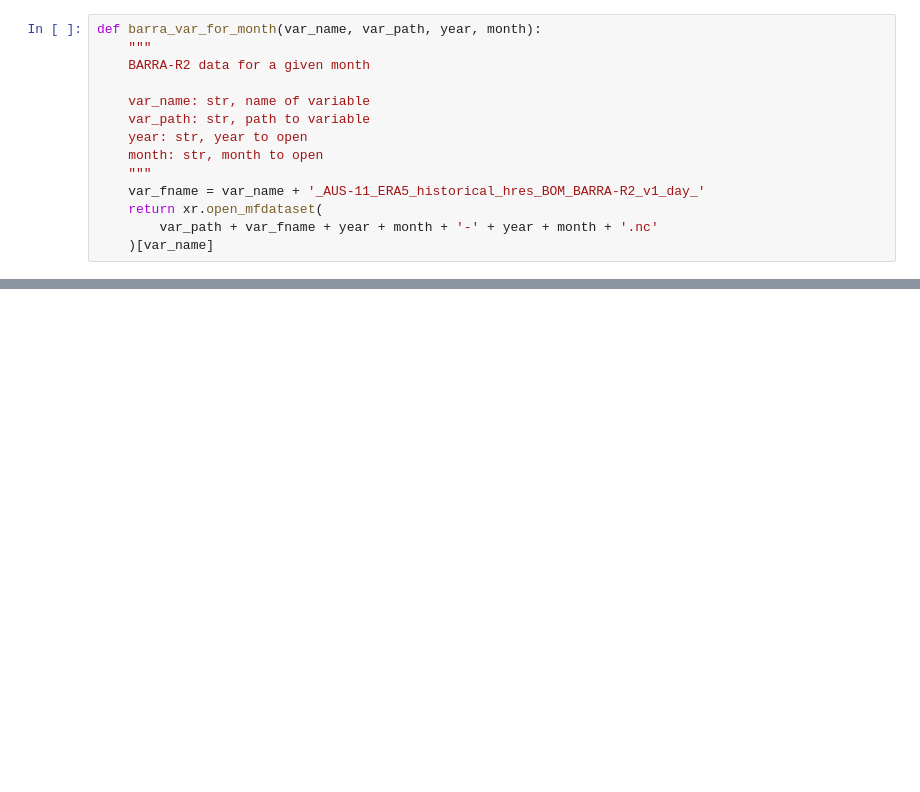
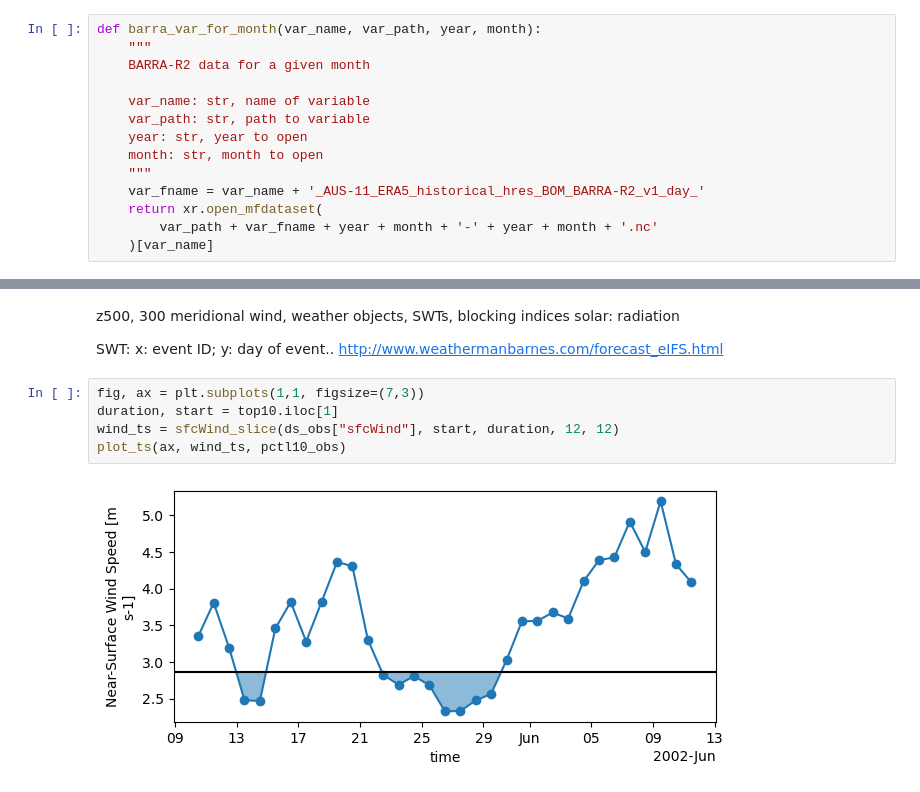
Before and after one commit to dougrichardson/wind_drought, a Jupyter notebook: 12_BARRA_analysis.ipynb, the cells around one changed output, grey strips where cells are left out. Cells and saved outputs as stored; diff of their text form; blank space fills up the shorter version.

```diff
--- a/12_BARRA_analysis.ipynb
+++ b/12_BARRA_analysis.ipynb
@@ -232 +280,13 @@ plot_event_psl(0)
+# %% [markdown]
+z500, 300 meridional wind, weather objects, SWTs, blocking indices
+solar: radiation
+
+SWT: x: event ID; y: day of event.. http://www.weathermanbarnes.com/forecast_eIFS.html
+# %%
+fig, ax = plt.subplots(1,1, figsize=(7,3))
+duration, start = top10.iloc[1]
+wind_ts = sfcWind_slice(ds_obs["sfcWind"], start, duration, 12, 12)
+plot_ts(ax, wind_ts, pctl10_obs)
+# %% [output]
+[figure, added]
 # %%
```
Also changed, not shown: parts of 12 cells of this notebook, 1 other file.
